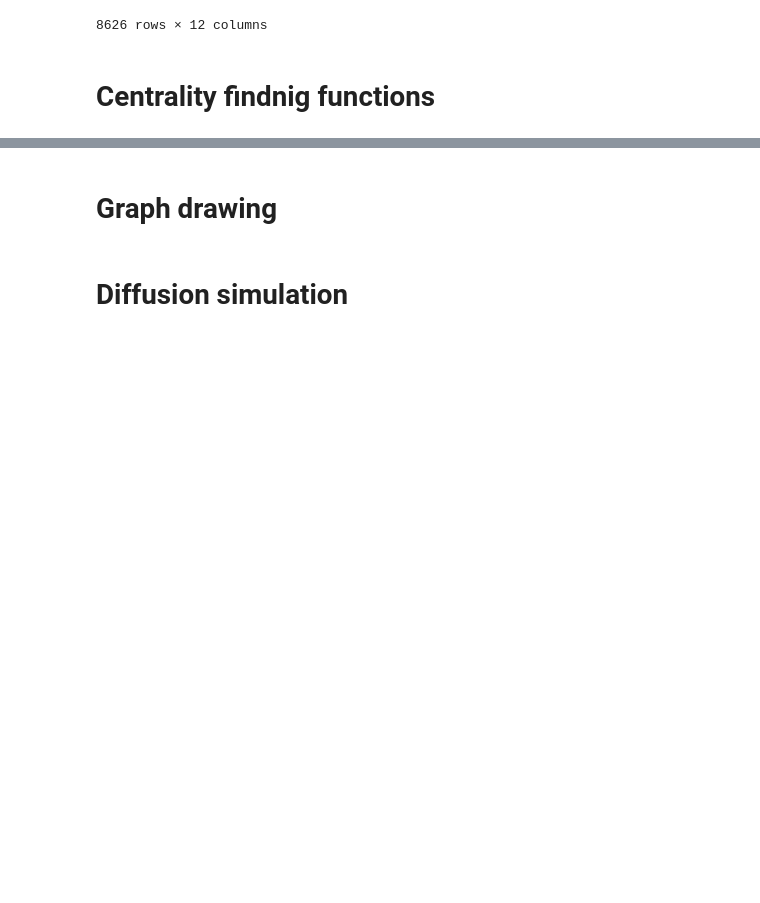
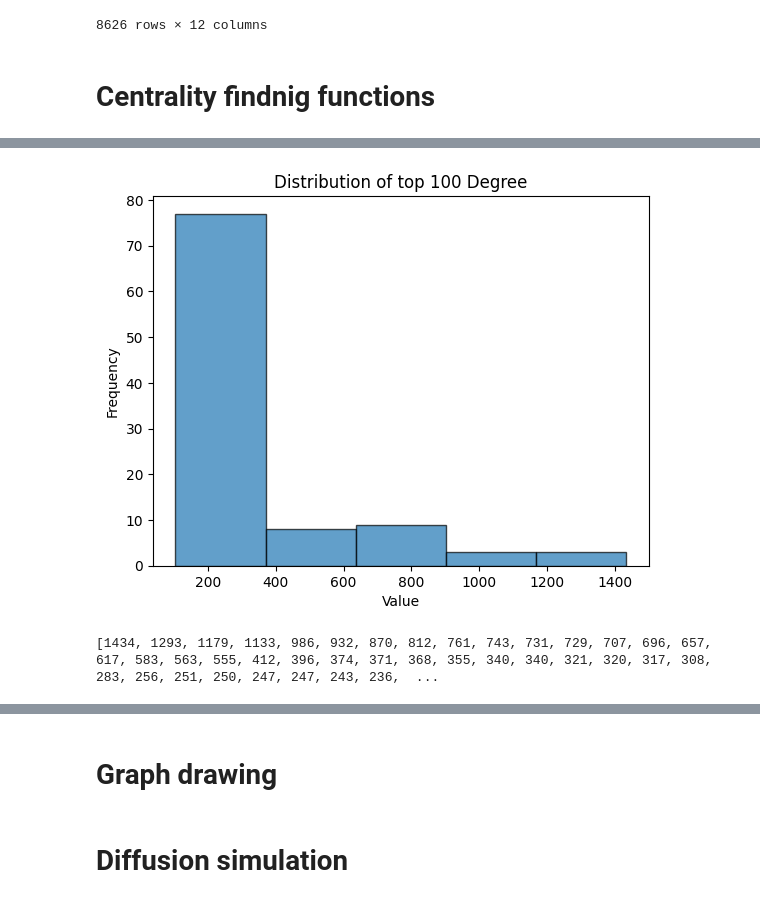
Before and after one commit to FaSha20/Finding-the-Most-Influential-Nodes-in-Social-Network, a Jupyter notebook: diffusion_models.ipynb, the cells around one changed output, grey strips where cells are left out. Cells and saved outputs as stored; diff of their text form; code cells hidden in the pictures; blank space fills up the shorter version.

```diff
--- a/diffusion_models.ipynb
+++ b/diffusion_models.ipynb
@@ -117,0 +98,17 @@ find_top_high_measure_list( [1027676885,1005280116,  1005866359, 1006227643, 153
+# %%
+sorted_nodes = sorted(G.nodes(data=True), key=lambda x: x[1]['Degree'], reverse=True)
+data = [data['Degree'] for node,data in sorted_nodes[:100]]
+
+counts, bins = np.histogram(data, bins='auto')
+
+plt.hist(data, bins=5, edgecolor='black', alpha=0.7)
+
+plt.title('Distribution of top 100 Degree')
+plt.xlabel('Value')
+plt.ylabel('Frequency')
+
+plt.show()
+print(data)
+# %% [output]
+[figure, added]
+[1434, 1293, 1179, 1133, 986, 932, 870, 812, 761, 743, 731, 729, 707, 696, 657, 617, 583, 563, 555, 412, 396, 374, 371, 368, 355, 340, 340, 321, 320, 317, 308, 283, 256, 251, 250, 247, 247, 243, 236,  ...
```
Also changed, not shown: parts of 16 cells of this notebook, 1 other file.
